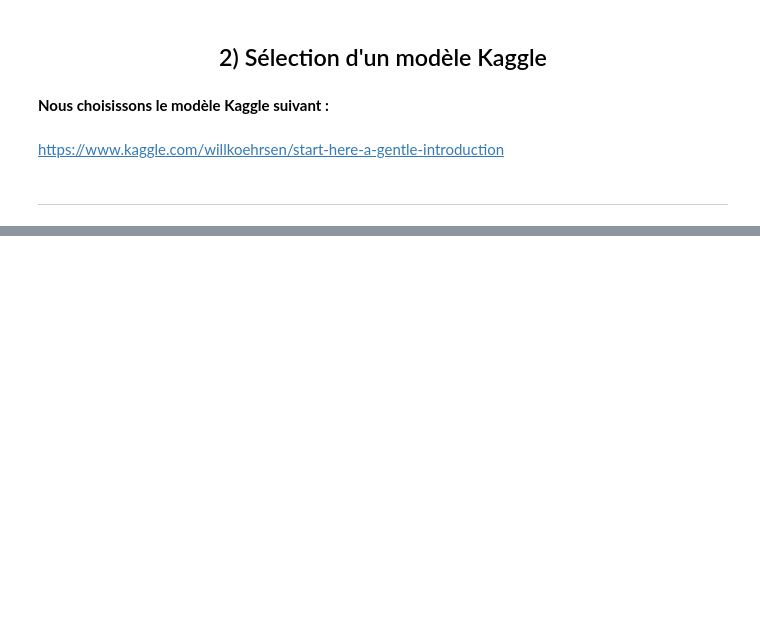
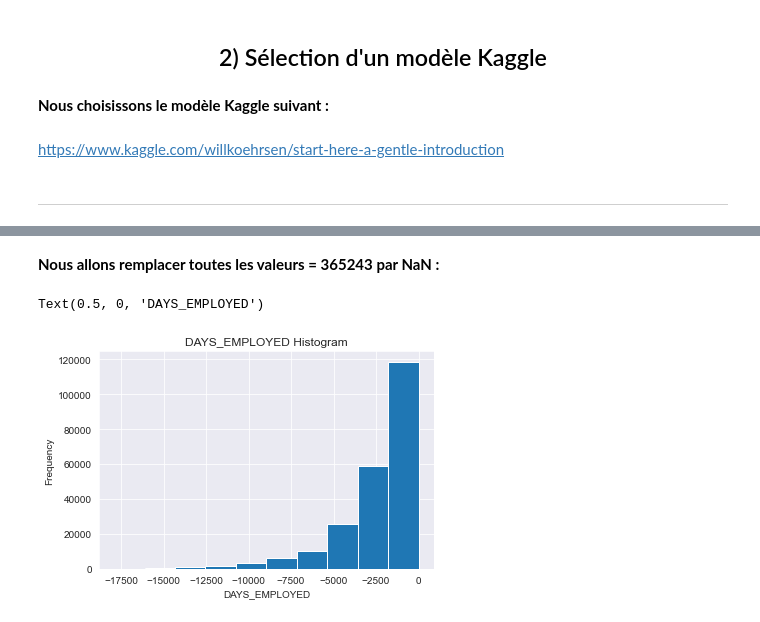
Before and after one commit to martinletouvet/oc_projet7, a Jupyter notebook: P7_Notebook.ipynb, the cells around one changed output, grey strips where cells are left out. Saved outputs shown, nothing was run; the diff lists cells and outputs as text; code cells hidden in the pictures; blank space fills up the shorter version.

```diff
--- a/P7_Notebook.ipynb
+++ b/P7_Notebook.ipynb
@@ -397,0 +597,10 @@ There are 67 columns that have missing values.
+# %% [markdown]
+**Nous allons remplacer toutes les valeurs = 365243 par NaN :**
+# %%
+application_train['DAYS_EMPLOYED'] = application_train['DAYS_EMPLOYED'].replace(365243,np.nan)
+# %%
+application_train['DAYS_EMPLOYED'].plot.hist(title = 'DAYS_EMPLOYED Histogram')
+plt.xlabel('DAYS_EMPLOYED')
+# %% [output]
+Text(0.5, 0, 'DAYS_EMPLOYED')
+[figure, added]
```
Also changed, not shown: parts of 135 cells of this notebook.
